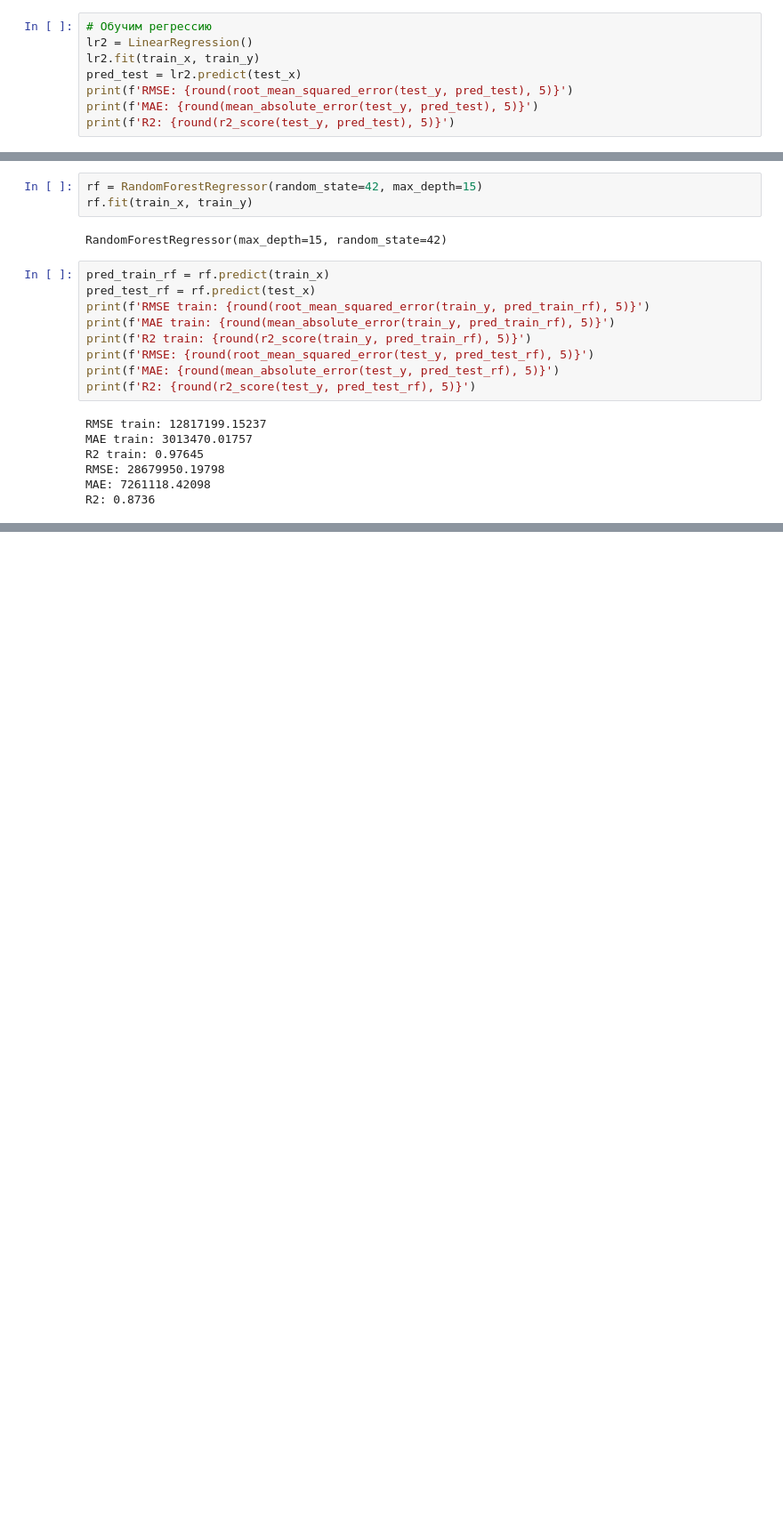
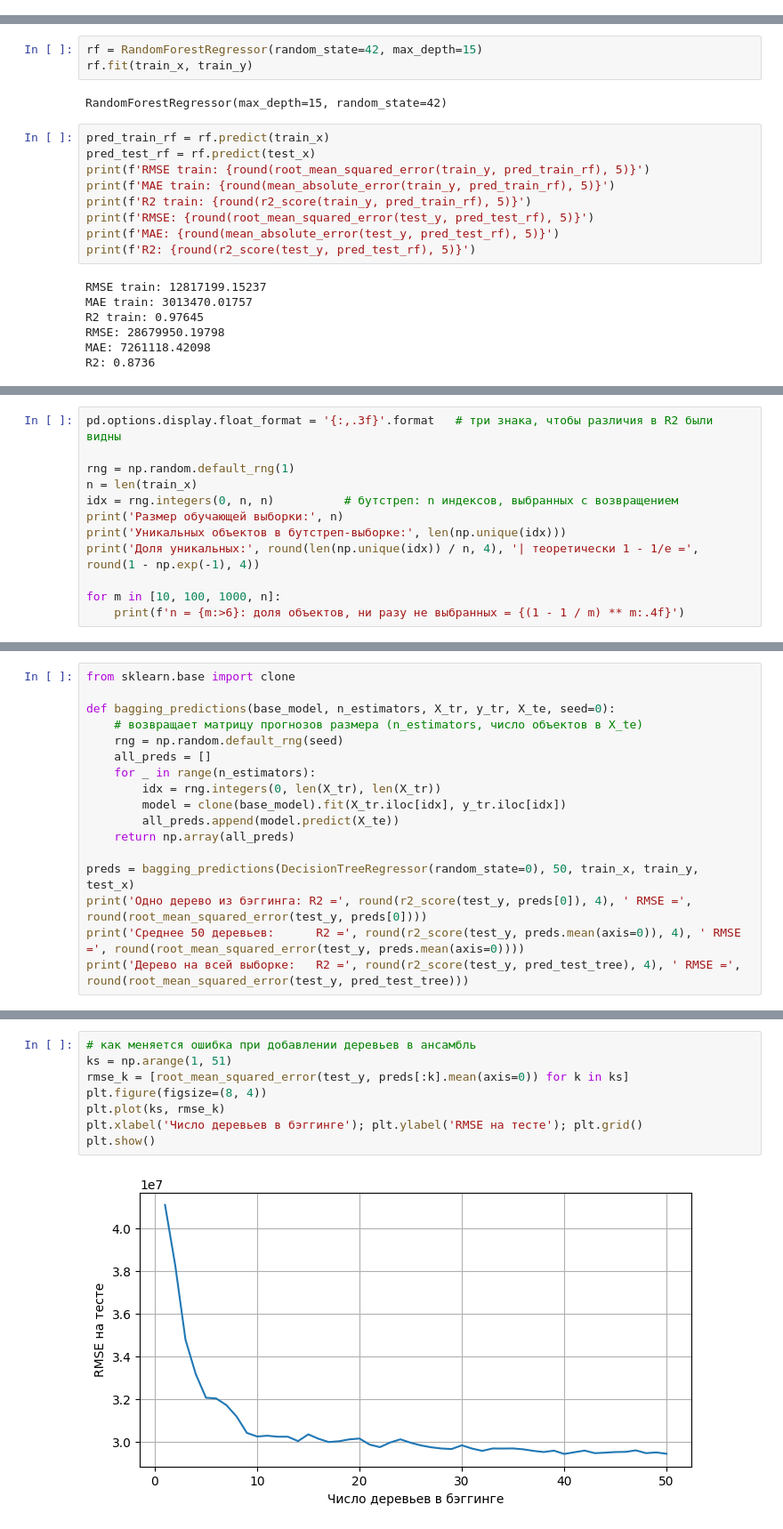
Before and after one commit to evgpat/ml_basics_course, a Jupyter notebook: lesson_09/09_Семинар_Ансамблевые_методы.ipynb, the cells around one changed output, grey strips where cells are left out. Shown at 89% size. Saved outputs shown, nothing was run; the diff lists cells and outputs as text; blank space fills up the shorter version.

```diff
--- a/lesson_09/09_Семинар_Ансамблевые_методы.ipynb
+++ b/lesson_09/09_Семинар_Ансамблевые_методы.ipynb
@@ -470,8 +294,0 @@ test_x = test_x.drop(['Metro station'], axis=1)
-# %%
-# Обучим регрессию
-lr2 = LinearRegression()
-lr2.fit(train_x, train_y)
-pred_test = lr2.predict(test_x)
-print(f'RMSE: {round(root_mean_squared_error(test_y, pred_test), 5)}')
-print(f'MAE: {round(mean_absolute_error(test_y, pred_test), 5)}')
-print(f'R2: {round(r2_score(test_y, pred_test), 5)}')
@@ -585,0 +368,12 @@ grid_search = GridSearchCV(
+# %%
+pd.options.display.float_format = '{:,.3f}'.format   # три знака, чтобы различия в R2 были видны
+
+rng = np.random.default_rng(1)
+n = len(train_x)
+idx = rng.integers(0, n, n)          # бутстреп: n индексов, выбранных с возвращением
+print('Размер обучающей выборки:', n)
+print('Уникальных объектов в бутстреп-выборке:', len(np.unique(idx)))
+print('Доля уникальных:', round(len(np.unique(idx)) / n, 4), '| теоретически 1 - 1/e =', round(1 - np.exp(-1), 4))
+
+for m in [10, 100, 1000, n]:
+    print(f'n = {m:>6}: доля объектов, ни разу не выбранных = {(1 - 1 / m) ** m:.4f}')
@@ -585,0 +392,17 @@ grid_search = GridSearchCV(
+# %%
+from sklearn.base import clone
+
+def bagging_predictions(base_model, n_estimators, X_tr, y_tr, X_te, seed=0):
+    # возвращает матрицу прогнозов размера (n_estimators, число объектов в X_te)
+    rng = np.random.default_rng(seed)
+    all_preds = []
+    for _ in range(n_estimators):
+        idx = rng.integers(0, len(X_tr), len(X_tr))
+        model = clone(base_model).fit(X_tr.iloc[idx], y_tr.iloc[idx])
+        all_preds.append(model.predict(X_te))
+    return np.array(all_preds)
+
+preds = bagging_predictions(DecisionTreeRegressor(random_state=0), 50, train_x, train_y, test_x)
+print('Одно дерево из бэггинга: R2 =', round(r2_score(test_y, preds[0]), 4), ' RMSE =', round(root_mean_squared_error(test_y, preds[0])))
+print('Среднее 50 деревьев:      R2 =', round(r2_score(test_y, preds.mean(axis=0)), 4), ' RMSE =', round(root_mean_squared_error(test_y, preds.mean(axis=0))))
+print('Дерево на всей выборке:   R2 =', round(r2_score(test_y, pred_test_tree), 4), ' RMSE =', round(root_mean_squared_error(test_y, pred_test_tree)))
@@ -585,0 +413,10 @@ grid_search = GridSearchCV(
+# %%
+# как меняется ошибка при добавлении деревьев в ансамбль
+ks = np.arange(1, 51)
+rmse_k = [root_mean_squared_error(test_y, preds[:k].mean(axis=0)) for k in ks]
+plt.figure(figsize=(8, 4))
+plt.plot(ks, rmse_k)
+plt.xlabel('Число деревьев в бэггинге'); plt.ylabel('RMSE на тесте'); plt.grid()
+plt.show()
+# %% [output]
+[figure, added]
```
Also changed, not shown: parts of 102 cells of this notebook, 2 other files.
